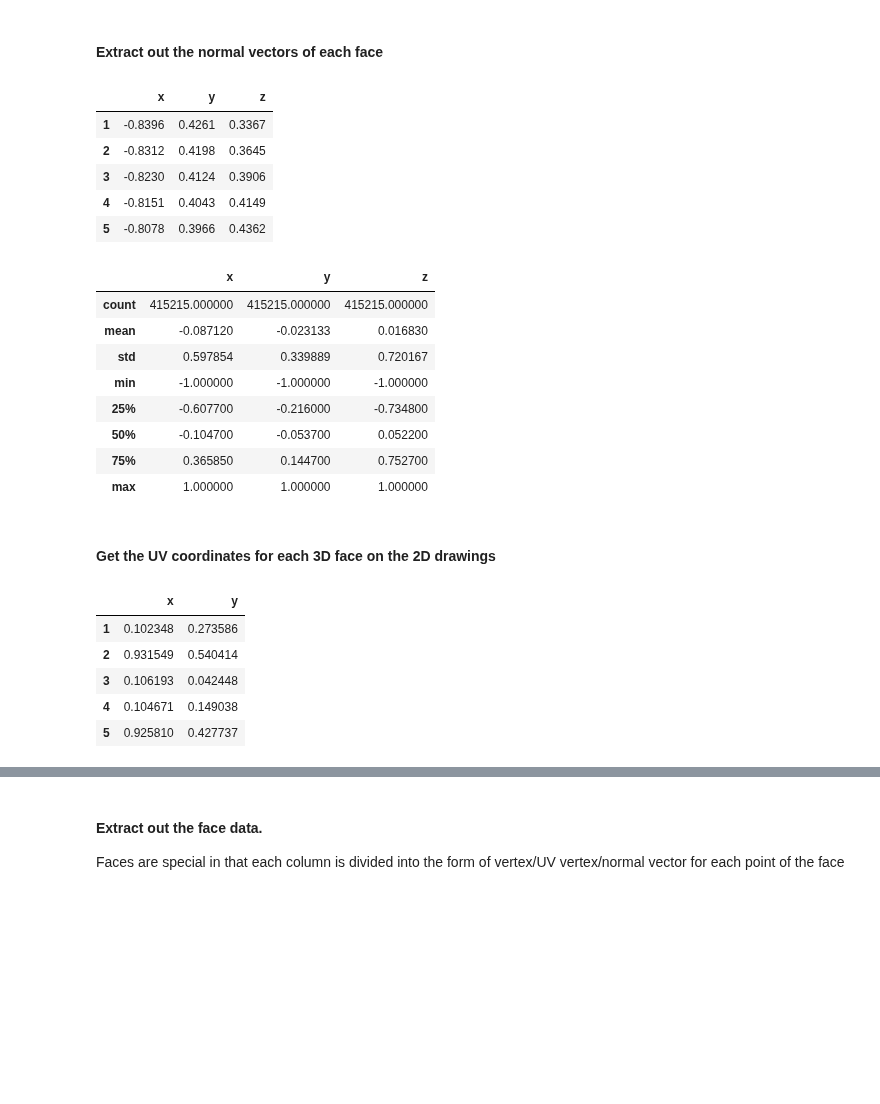
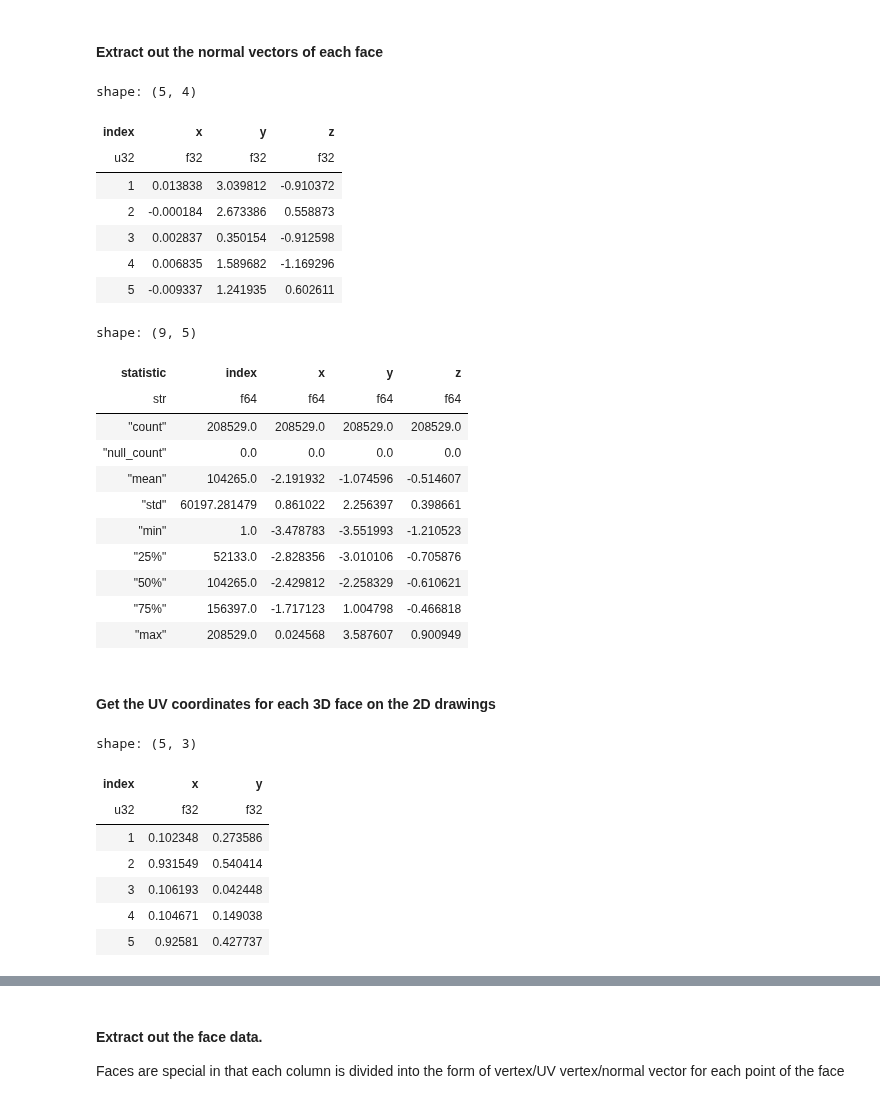
Before and after one commit to Nabizzle/Geodesic-Path-Finder, a Jupyter notebook: Code/UV to 3D Path.ipynb, the cells around one changed output, grey strips where cells are left out. Cells and saved outputs as stored; diff of their text form; code cells hidden in the pictures; blank space fills up the shorter version.

```diff
--- a/Code/UV to 3D Path.ipynb
+++ b/Code/UV to 3D Path.ipynb
@@ -37,6 +41,8 @@ solver = pp3d.MeshHeatMethodDistanceSolver(V,F)
 # %% [markdown]
 ### Load in the right arm mesh data and split it up
 # %%
-mesh_data = pd.read_csv("../Models/Male Right Arm UV Mapped as Text.txt", names = ["Type", "Point 1", "Point 2", "Point 3"], delim_whitespace = True, dtype = str)
+mesh_data = pl.read_csv("../Models/Male Right Arm UV Mapped as Text.txt",
+                        separator=' ', has_header=False,
+                        new_columns=["Type", "Point 1", "Point 2", "Point 3"], infer_schema_length=0)
 mesh_data.describe()
 # %% [output]
@@ -48,4 +61,4 @@ mesh_data.describe()
 # %%
-grouped_mesh_data = mesh_data.groupby(["Type"])
-grouped_mesh_data.describe()
+grouped_mesh_data = mesh_data.partition_by(["Type"], as_dict=True)
+print(grouped_mesh_data)
 # %% [output]
@@ -88,50 +118,59 @@ vertex_data.describe()
 # %% [markdown]
 #### Extract out the normal vectors of each face
 # %%
-normal_data = grouped_mesh_data.get_group("vn")
-normal_data = normal_data.astype({"Point 1" : float, "Point 2" : float, "Point 3" : float})
-normal_data.drop("Type", axis = 1, inplace = True)
-normal_data.rename(columns = {"Point 1" : "x", "Point 2" : "y", "Point 3" : "z"}, inplace = True)
-normal_data.reset_index(drop = True, inplace = True)
-normal_data.index += 1
+normal_data = grouped_mesh_data[("v",)]
+normal_data = normal_data.with_columns(
+    pl.col("Point 1").cast(pl.Float32)
+    ).with_columns(pl.col("Point 2").cast(pl.Float32)
+                  ).with_columns(pl.col("Point 3").cast(pl.Float32))
+normal_data = normal_data.drop("Type").with_row_index(offset=1)
+normal_data =\
+    normal_data.rename({"Point 1" : "x", "Point 2" : "y", "Point 3" : "z"})
 normal_data.head()
 # %% [output]
+shape: (5, 4)
-|  | x | y | z |
-| 1 | -0.8396 | 0.4261 | 0.3367 |
-| 2 | -0.8312 | 0.4198 | 0.3645 |
-| 3 | -0.8230 | 0.4124 | 0.3906 |
-| 4 | -0.8151 | 0.4043 | 0.4149 |
-| 5 | -0.8078 | 0.3966 | 0.4362 |
+| index | x | y | z |
+| u32 | f32 | f32 | f32 |
+| 1 | 0.013838 | 3.039812 | -0.910372 |
+| 2 | -0.000184 | 2.673386 | 0.558873 |
+| 3 | 0.002837 | 0.350154 | -0.912598 |
+| 4 | 0.006835 | 1.589682 | -1.169296 |
+| 5 | -0.009337 | 1.241935 | 0.602611 |
 # %%
 normal_data.describe()
 # %% [output]
+shape: (9, 5)
-|  | x | y | z |
-| count | 415215.000000 | 415215.000000 | 415215.000000 |
-| mean | -0.087120 | -0.023133 | 0.016830 |
-| std | 0.597854 | 0.339889 | 0.720167 |
-| min | -1.000000 | -1.000000 | -1.000000 |
-| 25% | -0.607700 | -0.216000 | -0.734800 |
-| 50% | -0.104700 | -0.053700 | 0.052200 |
-| 75% | 0.365850 | 0.144700 | 0.752700 |
-| max | 1.000000 | 1.000000 | 1.000000 |
+| statistic | index | x | y | z |
+| str | f64 | f64 | f64 | f64 |
+| "count" | 208529.0 | 208529.0 | 208529.0 | 208529.0 |
+| "null_count" | 0.0 | 0.0 | 0.0 | 0.0 |
+| "mean" | 104265.0 | -2.191932 | -1.074596 | -0.514607 |
+| "std" | 60197.281479 | 0.861022 | 2.256397 | 0.398661 |
+| "min" | 1.0 | -3.478783 | -3.551993 | -1.210523 |
+| "25%" | 52133.0 | -2.828356 | -3.010106 | -0.705876 |
+| "50%" | 104265.0 | -2.429812 | -2.258329 | -0.610621 |
+| "75%" | 156397.0 | -1.717123 | 1.004798 | -0.466818 |
+| "max" | 208529.0 | 0.024568 | 3.587607 | 0.900949 |
 # %% [markdown]
 #### Get the UV coordinates for each 3D face on the 2D drawings
 # %%
-uv_data = grouped_mesh_data.get_group("vt")
-uv_data = uv_data.astype({"Point 1" : float, "Point 2" : float, "Point 3" : float})
-uv_data.drop("Type", axis = 1, inplace = True)
-uv_data.drop("Point 3", axis = 1, inplace = True)
-uv_data.rename(columns = {"Point 1" : "x", "Point 2" : "y"}, inplace = True)
-uv_data.reset_index(drop = True, inplace = True)
-uv_data.index += 1
+uv_data = grouped_mesh_data[("vt",)]
+uv_data = uv_data.with_columns(
+    pl.col("Point 1").cast(pl.Float32)).with_columns(
+        pl.col("Point 2").cast(pl.Float32)
+    )
+uv_data = uv_data.drop("Type").drop("Point 3").with_row_index(offset=1)
+uv_data = uv_data.rename({"Point 1": "x", "Point 2": "y"})
 uv_data.head()
 # %% [output]
+shape: (5, 3)
-|  | x | y |
+| index | x | y |
+| u32 | f32 | f32 |
 | 1 | 0.102348 | 0.273586 |
 | 2 | 0.931549 | 0.540414 |
 | 3 | 0.106193 | 0.042448 |
 | 4 | 0.104671 | 0.149038 |
-| 5 | 0.925810 | 0.427737 |
+| 5 | 0.92581 | 0.427737 |
 # %%
 uv_data.describe()
 # %% [output]
```
Also changed, not shown: parts of 17 cells of this notebook, 1 other file.
